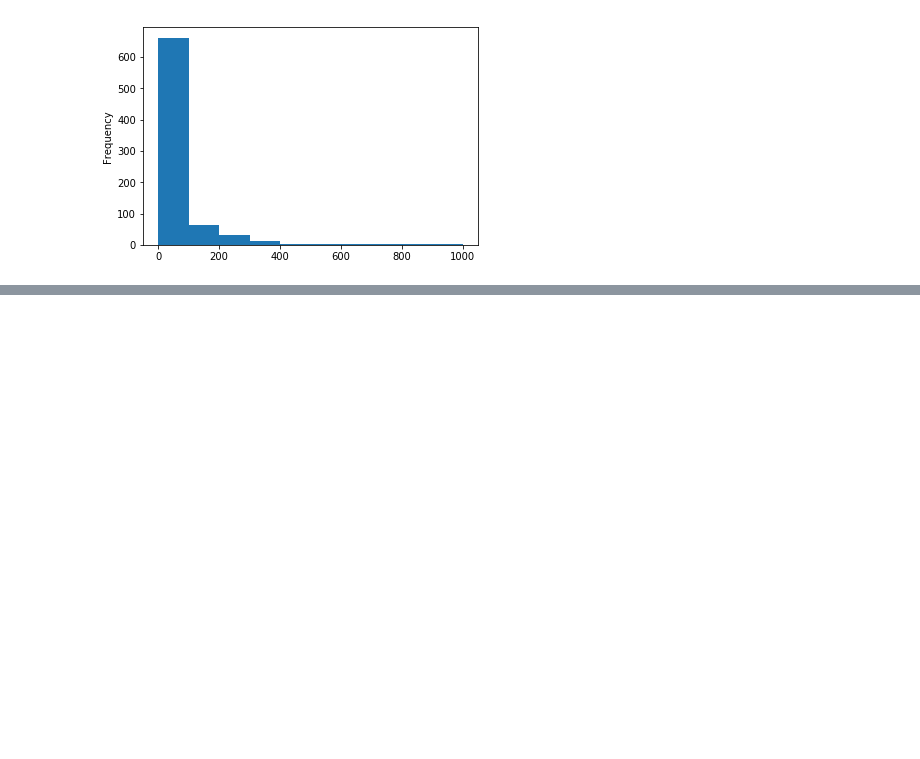
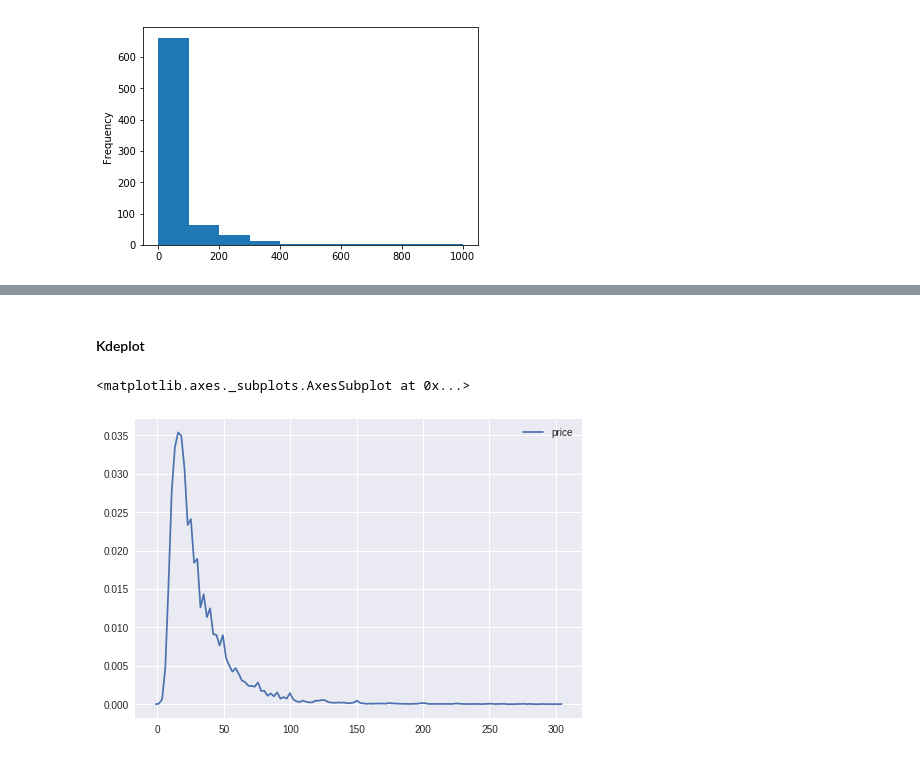
Before and after one commit to c-shekhar/EffectiveViz, a Jupyter notebook: nbs/UnivariatePlots.ipynb, the cells around one changed output, grey strips where cells are left out. Saved outputs shown, nothing was run; the diff lists cells and outputs as text; code cells hidden in the pictures; blank space fills up the shorter version.

Commit message:
added kdeplot,distplot

```diff
--- a/nbs/UnivariatePlots.ipynb
+++ b/nbs/UnivariatePlots.ipynb
@@ -37,0 +59,7 @@ pokemon_data['weight_kg'].plot.hist()
+# %% [markdown]
+#### Kdeplot
+# %%
+sns.kdeplot(wine_reviews.loc[wine_reviews['price']<300]['price'])
+# %% [output]
+<matplotlib.axes._subplots.AxesSubplot at 0x...>
+[figure, added]
```
Also changed, not shown: parts of 9 cells of this notebook.
